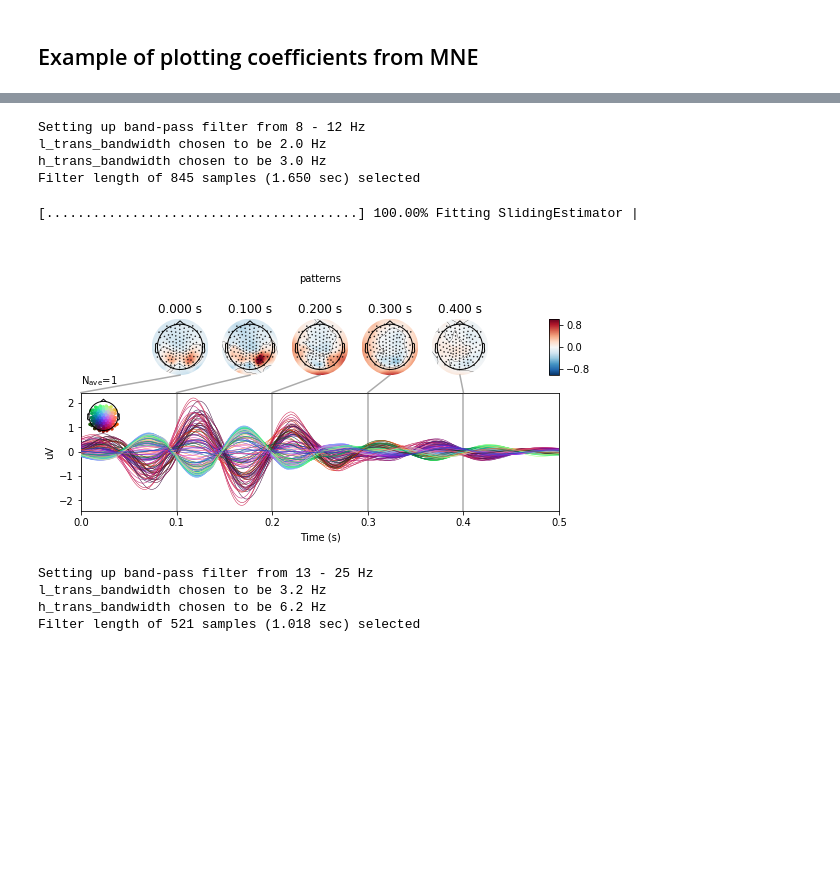
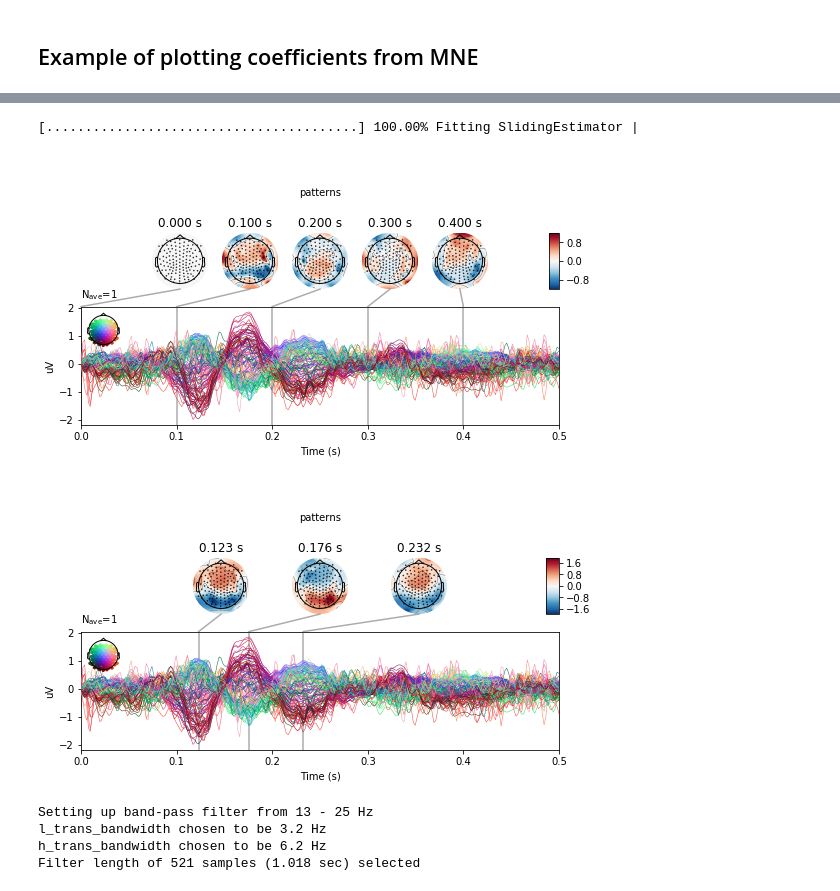
Before and after one commit to edrias/seniorprojecteeg, a Jupyter notebook: Classification/VisualVsAudio.ipynb, the cells around one changed output, grey strips where cells are left out. Drawn from its saved outputs; the diff is of its cells as text; code cells hidden in the pictures; blank space fills up the shorter version.

```diff
--- a/Classification/VisualVsAudio.ipynb
+++ b/Classification/VisualVsAudio.ipynb
@@ -286,8 +357,8 @@ def roc_plot_evoked(epoch_object):
 
     # copy_epoch.events = new_events
 
-    y = get_audio_visual_labels(epoch_object)
-
+#     y = get_audio_visual_labels(epoch_object)
+    y = epoch_object.events[:,-1]
     # You can retrieve the spatial filters and spatial patterns if you explicitly
     # use a LinearModel
     clf = make_pipeline(StandardScaler(), LinearModel(LogisticRegression(solver='lbfgs', max_iter = 500)))
@@ -304,15 +375,12 @@ def roc_plot_evoked(epoch_object):
                       **joint_kwargs)
 
     return coef
-# %%
-coef_gamma = roc_plot_evoked(get_frequency_band(epoch_object=epoch, band='Alpha'))
-# %% [output]
-Setting up band-pass filter from 8 - 12 Hz
-l_trans_bandwidth chosen to be 2.0 Hz
-h_trans_bandwidth chosen to be 3.0 Hz
-Filter length of 845 samples (1.650 sec) selected
-[........................................] 100.00% Fitting SlidingEstimator |
-[figure, removed]
+# %%
+coef = roc_plot_evoked(binary_epoch)
+# %% [output]
+[........................................] 100.00% Fitting SlidingEstimator |
+[figure, added]
+[figure, added]
 # %%
 coef = roc_plot_evoked(get_frequency_band(epoch_object=epoch, band='Beta'))
 # %% [output]
```
Also changed, not shown: parts of 7 cells of this notebook.
